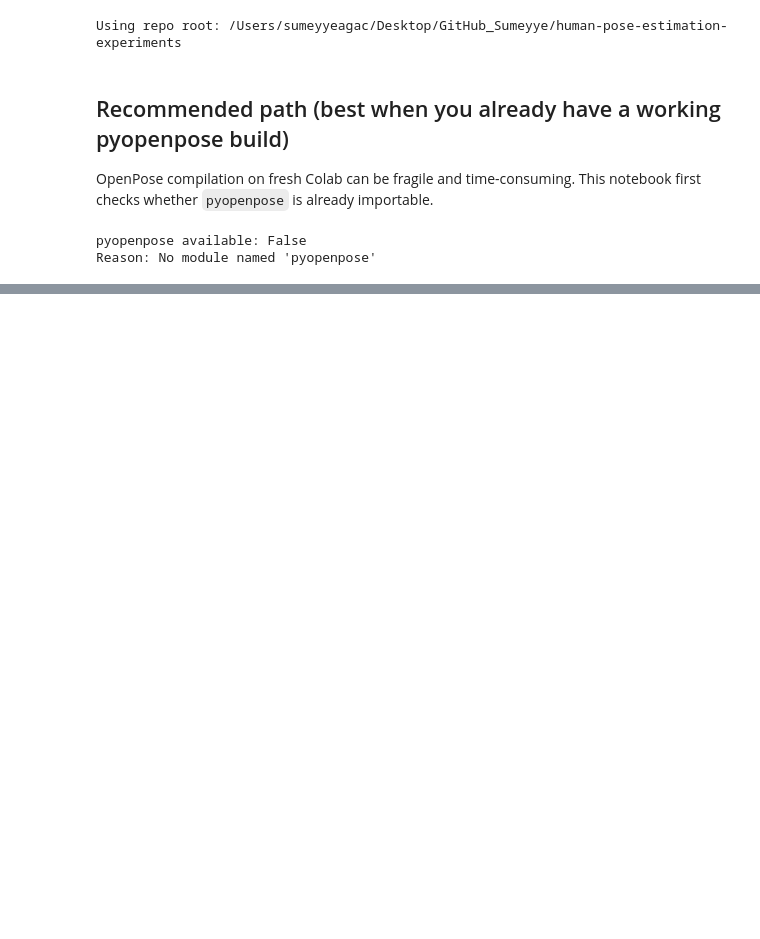
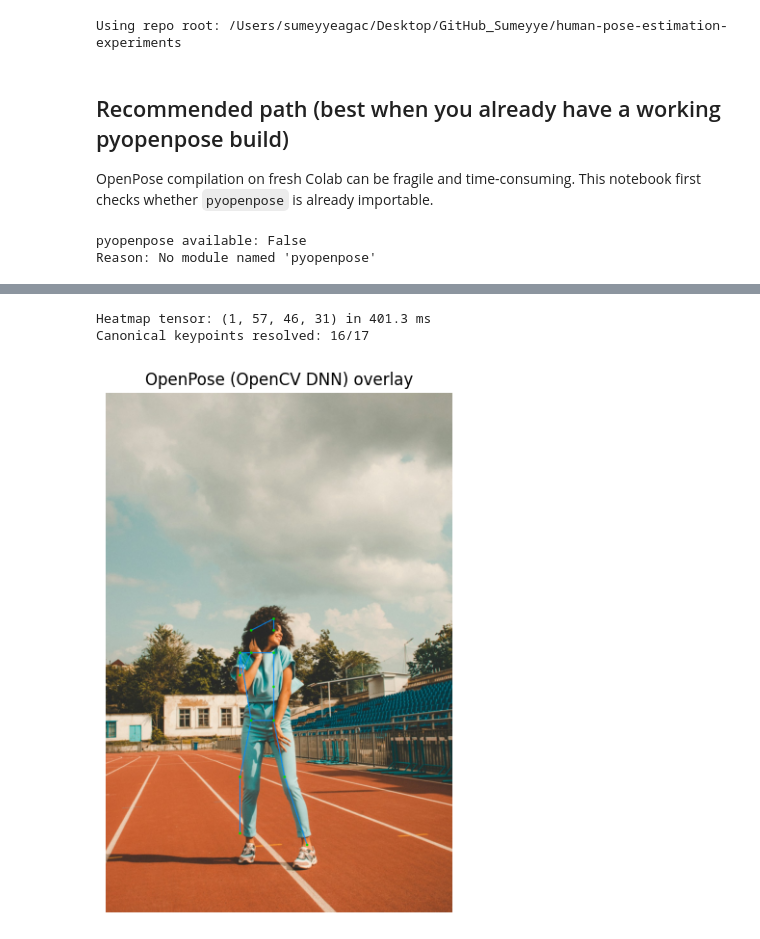
Before and after one commit to sumeyye-agac/human-pose-estimation-experiments, a Jupyter notebook: OpenPose/01_openpose_install_and_run.ipynb, the cells around one changed output, grey strips where cells are left out. Drawn from its saved outputs; the diff is of its cells as text; code cells hidden in the pictures; blank space fills up the shorter version.

```diff
--- a/OpenPose/01_openpose_install_and_run.ipynb
+++ b/OpenPose/01_openpose_install_and_run.ipynb
@@ -185,0 +246,80 @@ Use one of these routes:
+# %%
+if recommended_available:
+    print("pyopenpose is importable. Prefer the native runtime for publishable latency numbers;")
+    print("this notebook still runs the portable OpenCV DNN path so the artifact stays reproducible.")
+
+synthetic_overlay_note = None
+
+if model_files is None:
+    # Weights unavailable (offline runner). Validate the export contract with a
+    # synthetic BODY_25 sample that is never presented as model output.
+    openpose_points = [
+        {"x": (0.2 + 0.02 * idx) * image_width, "y": (0.25 + 0.015 * idx) * image_height, "confidence": 0.65}
+        for idx in range(25)
+    ]
+    canonical = map_tool_keypoints_to_canonical("openpose", openpose_points, min_confidence=0.1)
+    status = {
+        "tool": "openpose",
+        "status": "not_measured",
+        "notes": "OpenPose COCO weights could not be downloaded; synthetic BODY_25 fallback used.",
+    }
+    synthetic_overlay_note = "SYNTHETIC - NOT MODEL OUTPUT"
+else:
+    backend = OpenPoseDnnBackend(*model_files)
+    started = time.perf_counter()
+    heatmaps = backend.infer(bgr)
+    single_pass_ms = (time.perf_counter() - started) * 1000.0
+    print(f"Heatmap tensor: {heatmaps.shape} in {single_pass_ms:.1f} ms")
+
+    coco18_points = decode_coco18(heatmaps, width=image_width, height=image_height, min_confidence=0.1)
+    canonical = map_tool_keypoints_to_canonical("openpose_coco", coco18_points, min_confidence=0.1)
+
+    bench_result = benchmark_backend(
+        backend=backend,
+        frames=[bgr],
+        config=BenchmarkConfig(warmup_frames=3, measured_frames=10, repeat=1),
+    )
+    status = dict(bench_result)
+    status["notes"] = (
+        "Real inference on assets/pose_demo_full_body.jpg. Official OpenPose COCO weights "
+        "executed via OpenCV DNN, single-person argmax decoding without PAF grouping."
+    )
+
+detected = sum(1 for point in canonical.values() if point["x"] is not None)
+print(f"Canonical keypoints resolved: {detected}/17")
+
+frames = [
+    {
+        "frame_index": 0,
+        "timestamp_ms": 0.0,
+        "person_id": 0,
+        "tool": "openpose",
+        "schema": "coco17",
+        "keypoints": canonical,
+    }
+]
+
+export_frames_to_csv(frames, repo_root / "results" / "openpose_demo_keypoints.csv")
+export_frames_to_json(frames, repo_root / "results" / "openpose_demo_keypoints.json")
+write_json(status, repo_root / "results" / "benchmark_raw_openpose_demo.json")
+
+render = draw_skeleton(bgr, canonical, min_confidence=0.1)
+if synthetic_overlay_note:
+    cv2.putText(render, synthetic_overlay_note, (16, 44), cv2.FONT_HERSHEY_SIMPLEX, 0.9, (0, 0, 255), 2)
+
+out_path = repo_root / "assets" / "generated" / "openpose_demo_overlay.jpg"
+out_path.parent.mkdir(parents=True, exist_ok=True)
+cv2.imwrite(str(out_path), render)
+
+plt.figure(figsize=(5, 7))
+plt.imshow(cv2.cvtColor(render, cv2.COLOR_BGR2RGB))
+plt.axis("off")
+plt.title("OpenPose (OpenCV DNN) overlay")
+plt.show()
+
+print("Saved", out_path)
+status
+# %% [output]
+Heatmap tensor: (1, 57, 46, 31) in 401.3 ms
+Canonical keypoints resolved: 16/17
+[figure, added]
```
Also changed, not shown: parts of 8 cells of this notebook, 34 other files.
